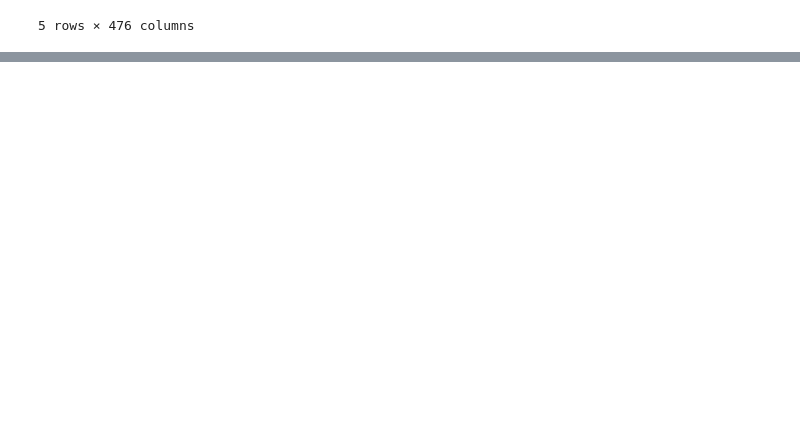
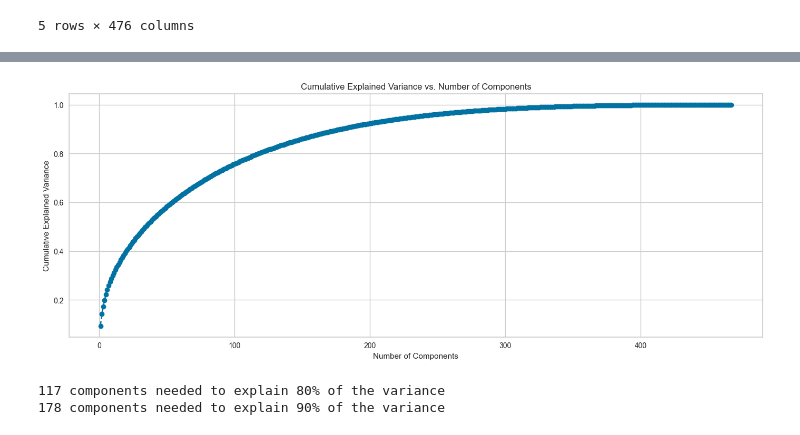
Before and after one commit to dasoaujisi/FDS-Project, a Jupyter notebook: main.ipynb, the cells around one changed output, grey strips where cells are left out. Drawn from its saved outputs; the diff is of its cells as text; code cells hidden in the pictures; blank space fills up the shorter version.

```diff
--- a/main.ipynb
+++ b/main.ipynb
@@ -126,0 +177,37 @@ returns_1_day = returns_1_day.iloc[1:,:]
+# %%
+# Standardize the Data improve the robustness and performance of your models
+scaler = StandardScaler()
+scaled_data = scaler.fit_transform(ret_T)
+
+# PCA Dimensionality Reduction
+pca = PCA()
+pca.fit(scaled_data)
+
+# Plot explained variance ratio to decide on the number of components
+explained_variance_ratio = pca.explained_variance_ratio_
+cumulative_explained_variance = np.cumsum(explained_variance_ratio)
+
+plt.figure(figsize=(17, 6))
+plt.plot(range(1, len(cumulative_explained_variance) + 1), cumulative_explained_variance, marker='o', linestyle='--')
+plt.title('Cumulative Explained Variance vs. Number of Components')
+plt.xlabel('Number of Components')
+plt.ylabel('Cumulative Explained Variance')
+plt.grid(True)
+plt.show()
+# %% [output]
+[figure, added]
+# %%
+# Check the number of components needed to explain 80% of the variance
+for i in range(len(cumulative_explained_variance)):
+    if cumulative_explained_variance[i] > 0.8:
+        print(str(i) + " components needed to explain 80% of the variance")
+        break
+
+# Check the number of components needed to explain 90% of the variance
+for i in range(len(cumulative_explained_variance)):
+    if cumulative_explained_variance[i] > 0.9:
+        print(str(i) + " components needed to explain 90% of the variance")
+        break
+# %% [output]
+117 components needed to explain 80% of the variance
+178 components needed to explain 90% of the variance
```
Also changed, not shown: parts of 23 cells of this notebook, 2 other files.
